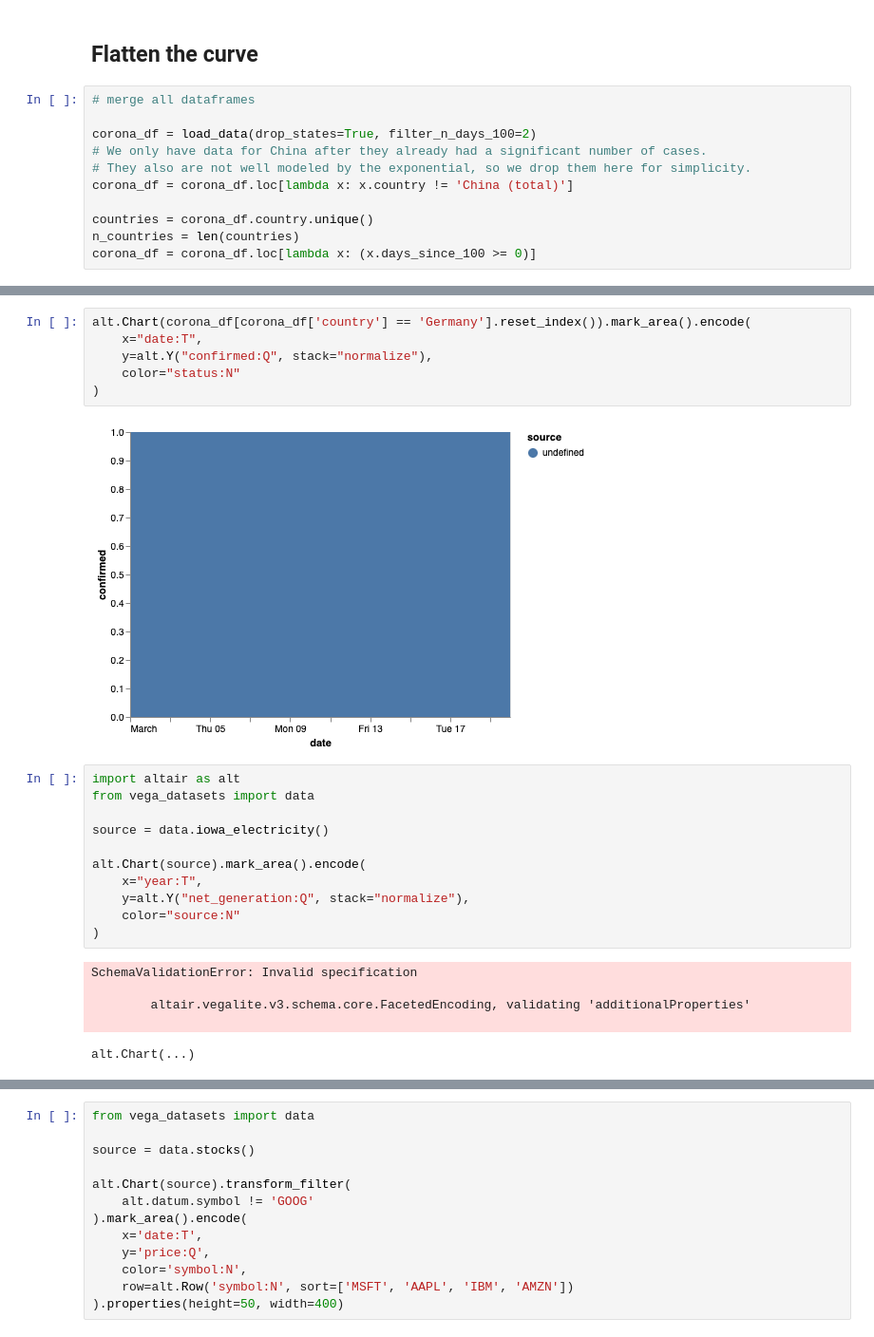
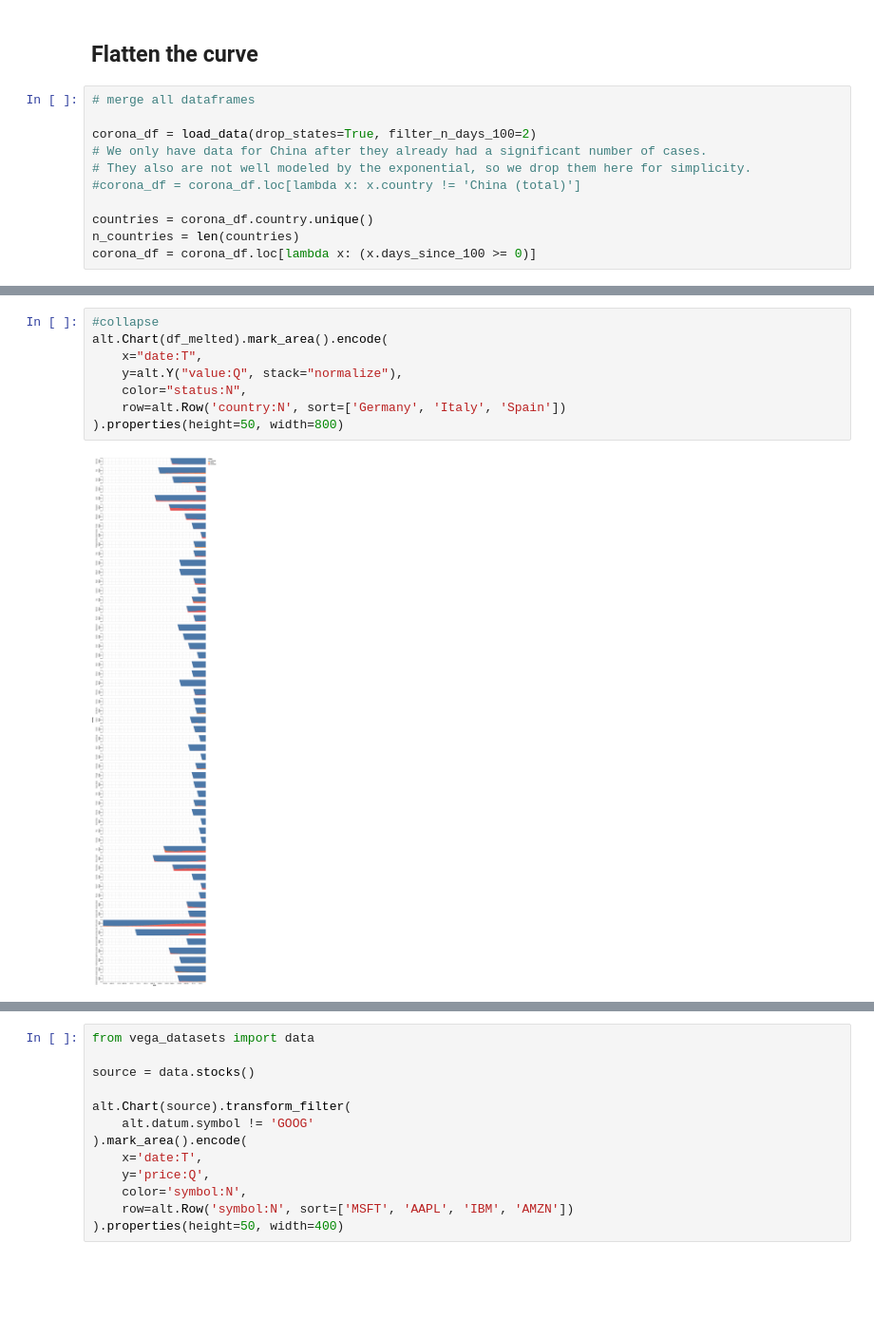
Before and after one commit to fabsta/blog, a Jupyter notebook: _notebooks/2020-03-21-Corona_visualizations.ipynb, the cells around one changed output, grey strips where cells are left out. Shown at 95% size. Saved outputs shown, nothing was run; the diff lists cells and outputs as text; blank space fills up the shorter version.

```diff
--- a/_notebooks/2020-03-21-Corona_visualizations.ipynb
+++ b/_notebooks/2020-03-21-Corona_visualizations.ipynb
@@ -396,7 +396,7 @@ trend_12d = alt.Chart(source).mark_line(color="grey", strokeDash=[3,3]).encode(
 corona_df = load_data(drop_states=True, filter_n_days_100=2)
 # We only have data for China after they already had a significant number of cases.
 # They also are not well modeled by the exponential, so we drop them here for simplicity.
-corona_df = corona_df.loc[lambda x: x.country != 'China (total)']
+#corona_df = corona_df.loc[lambda x: x.country != 'China (total)']
 
 countries = corona_df.country.unique()
 n_countries = len(countries)
@@ -422,25 +420,10 @@ alt.Chart(df_melted).mark_area().encode(
 # %%
-alt.Chart(corona_df[corona_df['country'] == 'Germany'].reset_index()).mark_area().encode(
+#collapse
+alt.Chart(df_melted).mark_area().encode(
     x="date:T",
-    y=alt.Y("confirmed:Q", stack="normalize"),
-    color="status:N"
-)
+    y=alt.Y("value:Q", stack="normalize"),
+    color="status:N",
+    row=alt.Row('country:N', sort=['Germany', 'Italy', 'Spain'])
+).properties(height=50, width=800)
 # %% [output]
-[figure, old version]
+[figure, new version]
-# %%
-import altair as alt
-from vega_datasets import data
-
-source = data.iowa_electricity()
-
-alt.Chart(source).mark_area().encode(
-    x="year:T",
-    y=alt.Y("net_generation:Q", stack="normalize"),
-    color="source:N"
-)
-# %% [output]
-SchemaValidationError: Invalid specification
-
-        altair.vegalite.v3.schema.core.FacetedEncoding, validating 'additionalProperties'
-
-alt.Chart(...)
```
Also changed, not shown: parts of 2 cells of this notebook.
